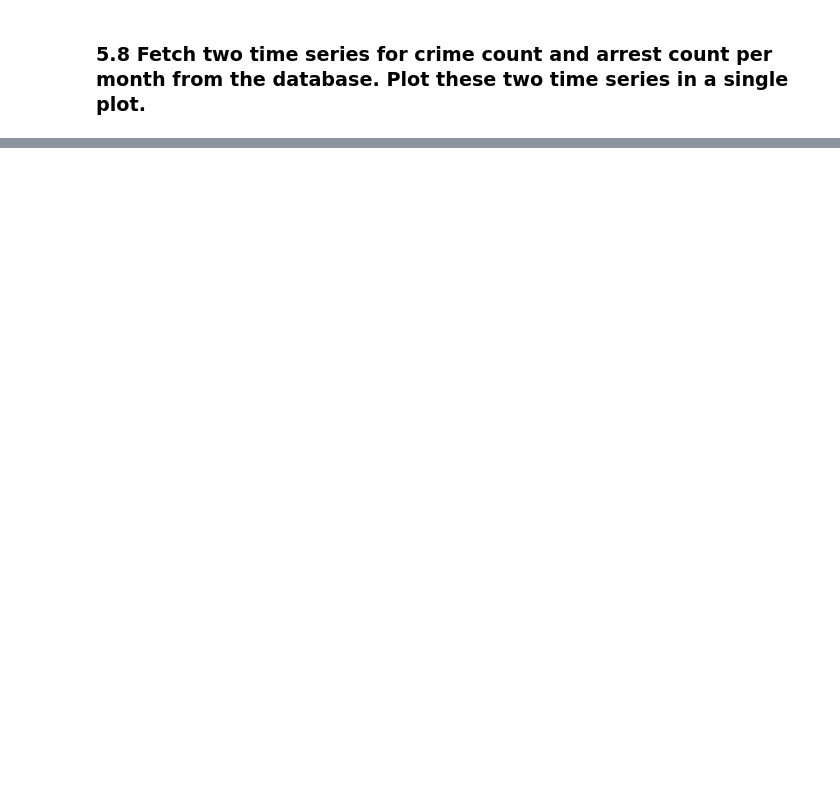
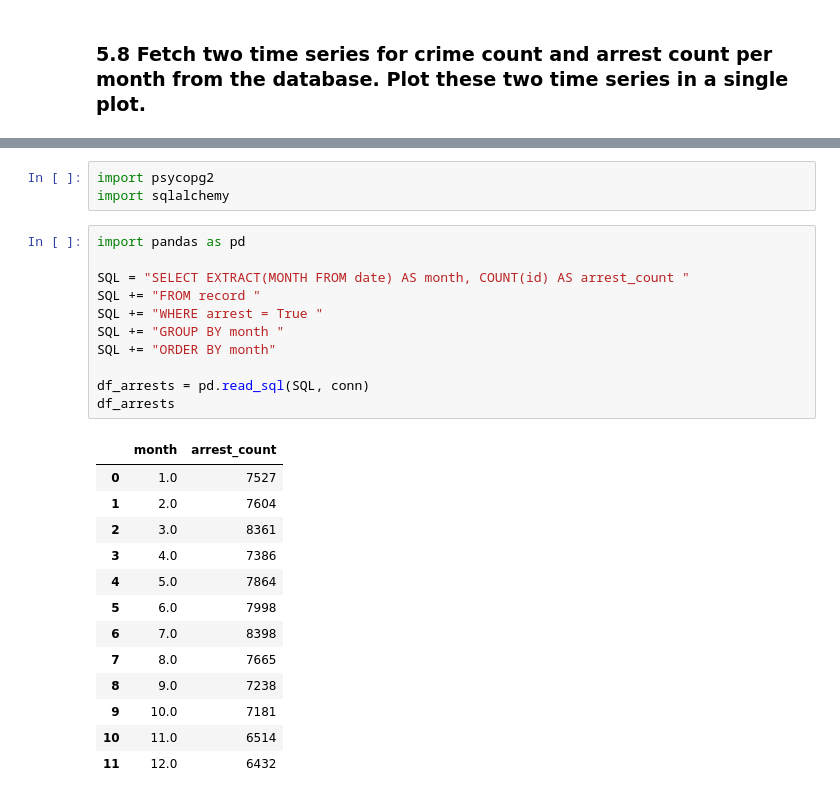
Before and after one commit to BlakeBigG/Database_and_Analytics_MS, a Jupyter notebook: modules/module8/exercises/Final-Project-Part-III.ipynb, the cells around one changed output, grey strips where cells are left out. Cells and saved outputs as stored; diff of their text form; blank space fills up the shorter version.

```diff
--- a/modules/module8/exercises/Final-Project-Part-III.ipynb
+++ b/modules/module8/exercises/Final-Project-Part-III.ipynb
@@ -23,0 +235,28 @@ In this part, we will be executing some queries on the database that we have imp
+# %%
+import psycopg2
+import sqlalchemy
+# %%
+import pandas as pd
+
+SQL = "SELECT EXTRACT(MONTH FROM date) AS month, COUNT(id) AS arrest_count "
+SQL += "FROM record "
+SQL += "WHERE arrest = True "
+SQL += "GROUP BY month "
+SQL += "ORDER BY month"
+
+df_arrests = pd.read_sql(SQL, conn)
+df_arrests
+# %% [output]
+|  | month | arrest_count |
+| 0 | 1.0 | 7527 |
+| 1 | 2.0 | 7604 |
+| 2 | 3.0 | 8361 |
+| 3 | 4.0 | 7386 |
+| 4 | 5.0 | 7864 |
+| 5 | 6.0 | 7998 |
+| 6 | 7.0 | 8398 |
+| 7 | 8.0 | 7665 |
+| 8 | 9.0 | 7238 |
+| 9 | 10.0 | 7181 |
+| 10 | 11.0 | 6514 |
+| 11 | 12.0 | 6432 |
```
Also changed, not shown: parts of 17 cells of this notebook, 3 other files.
